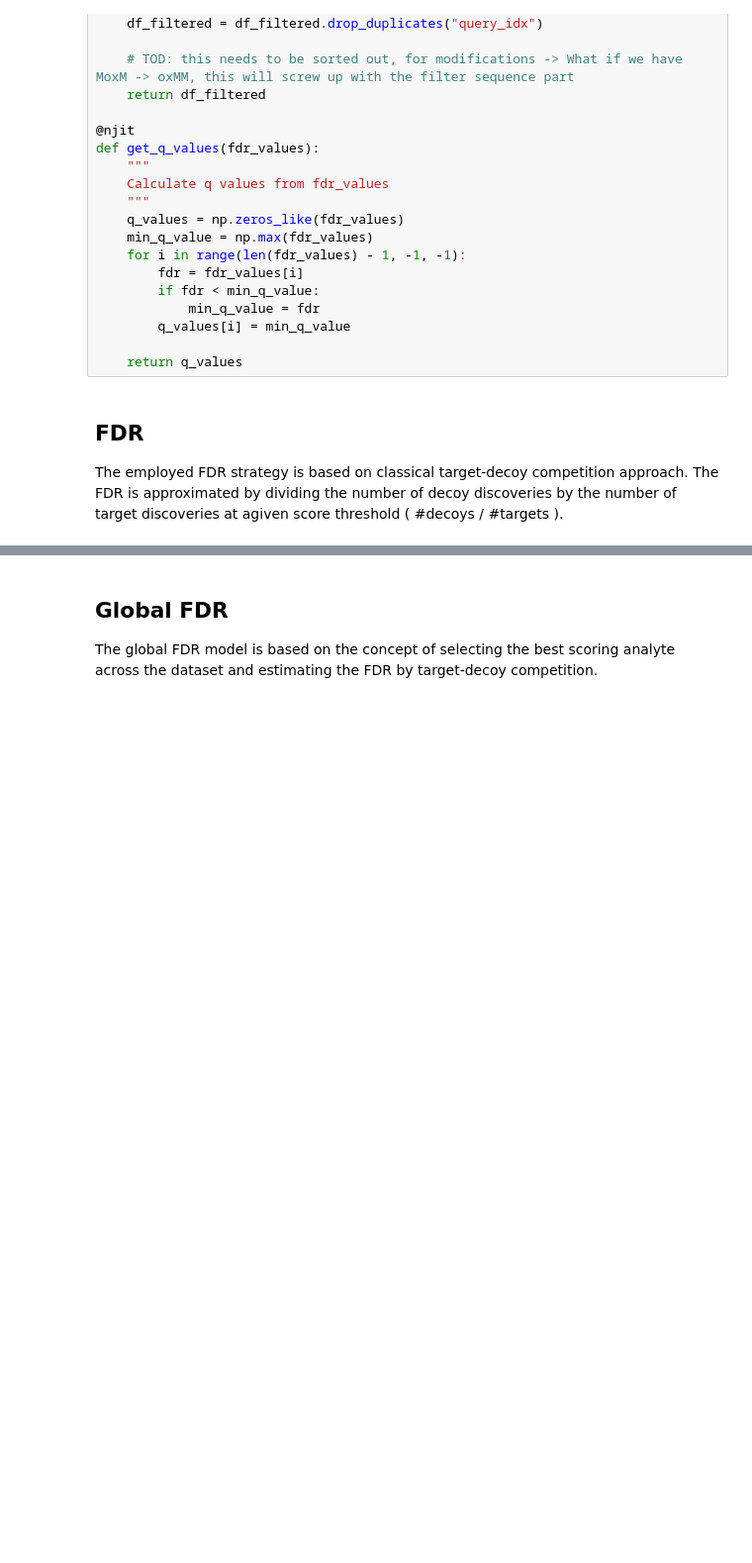
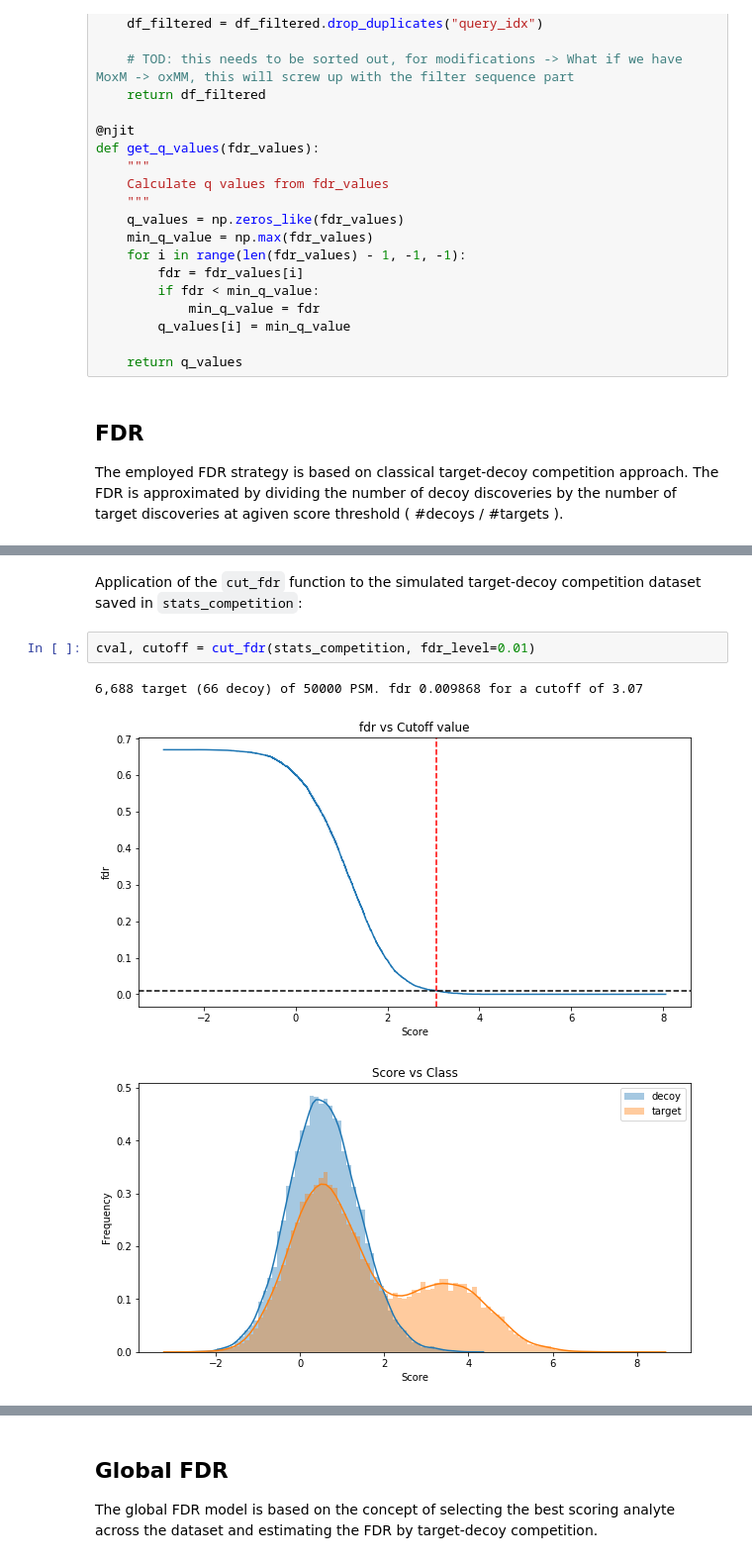
Before and after one commit to MannLabs/alphapept, a Jupyter notebook: 06_score.ipynb, the cells around one changed output, grey strips where cells are left out. Shown at 99% size. Saved outputs shown, nothing was run; the diff lists cells and outputs as text; blank space fills up the shorter version.

```diff
--- a/06_score.ipynb
+++ b/06_score.ipynb
@@ -152,0 +293,8 @@ def cut_fdr(df, fdr_level=0.01, plot=True, verbose=True):
+# %% [markdown]
+Application of the `cut_fdr` function to the simulated target-decoy competition dataset saved in `stats_competition`:
+# %%
+cval, cutoff = cut_fdr(stats_competition, fdr_level=0.01)
+# %% [output]
+6,688 target (66 decoy) of 50000 PSM. fdr 0.009868 for a cutoff of 3.07
+[figure, added]
+[figure, added]
```
Also changed, not shown: parts of 10 cells of this notebook, 1 other file.
